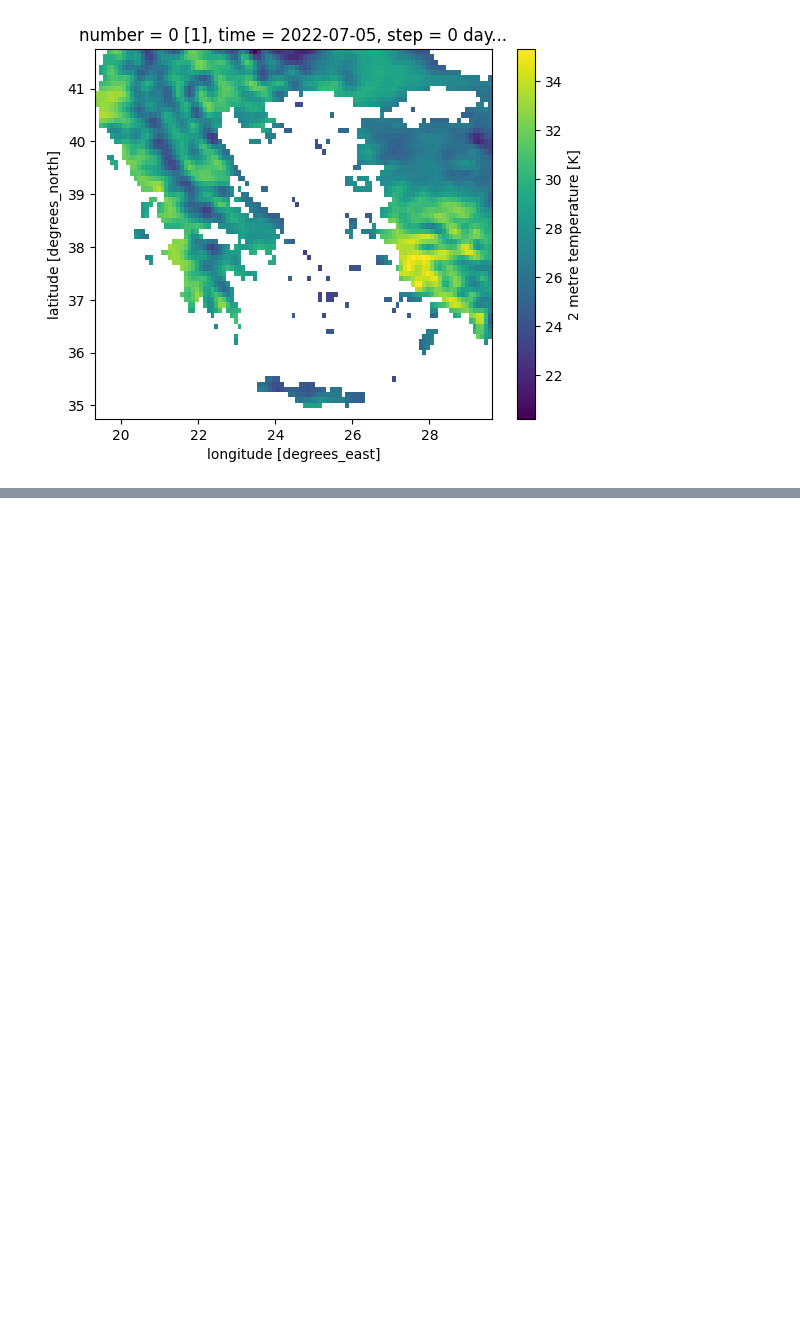
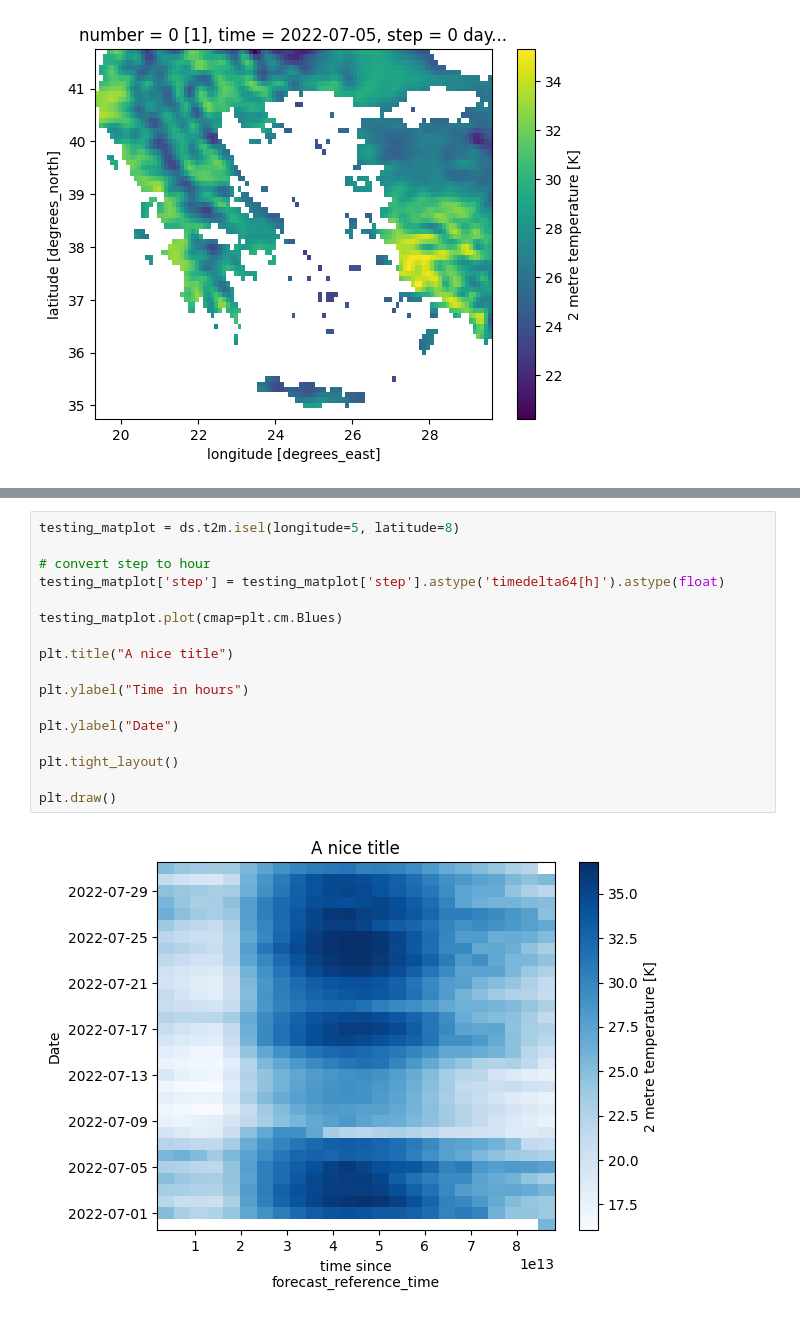
Before and after one commit to edwardLum/mapping-data-visualization-python, a Jupyter notebook: code/exercise1/Working with xarray plots.ipynb, the cells around one changed output, grey strips where cells are left out. Drawn from its saved outputs; the diff is of its cells as text; blank space fills up the shorter version.

```diff
--- a/code/exercise1/Working with xarray.ipynb
+++ b/code/exercise1/Working with xarray plots.ipynb
@@ -215,0 +216,19 @@ TypeError: The DType <class 'numpy.dtype[timedelta64]'> could not be promoted by
+# %%
+testing_matplot = ds.t2m.isel(longitude=5, latitude=8)
+
+# convert step to hour
+testing_matplot['step'] = testing_matplot['step'].astype('timedelta64[h]').astype(float)
+
+testing_matplot.plot(cmap=plt.cm.Blues)
+
+plt.title("A nice title")
+
+plt.ylabel("Time in hours")
+
+plt.ylabel("Date")
+
+plt.tight_layout()
+
+plt.draw()
+# %% [output]
+[figure, added]
```
Also changed, not shown: parts of 1 cell of this notebook, 1 other file.
